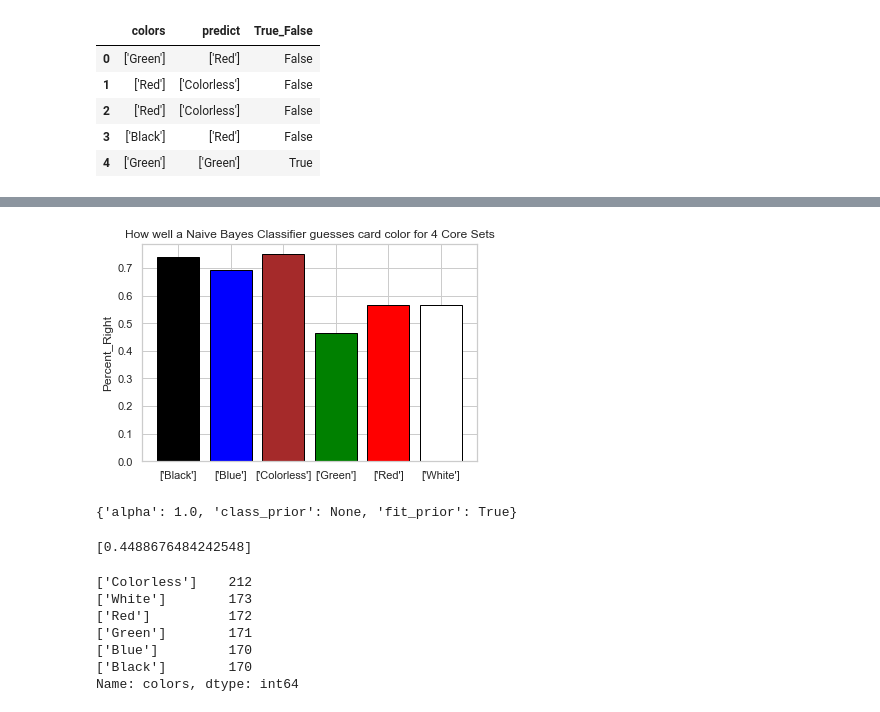
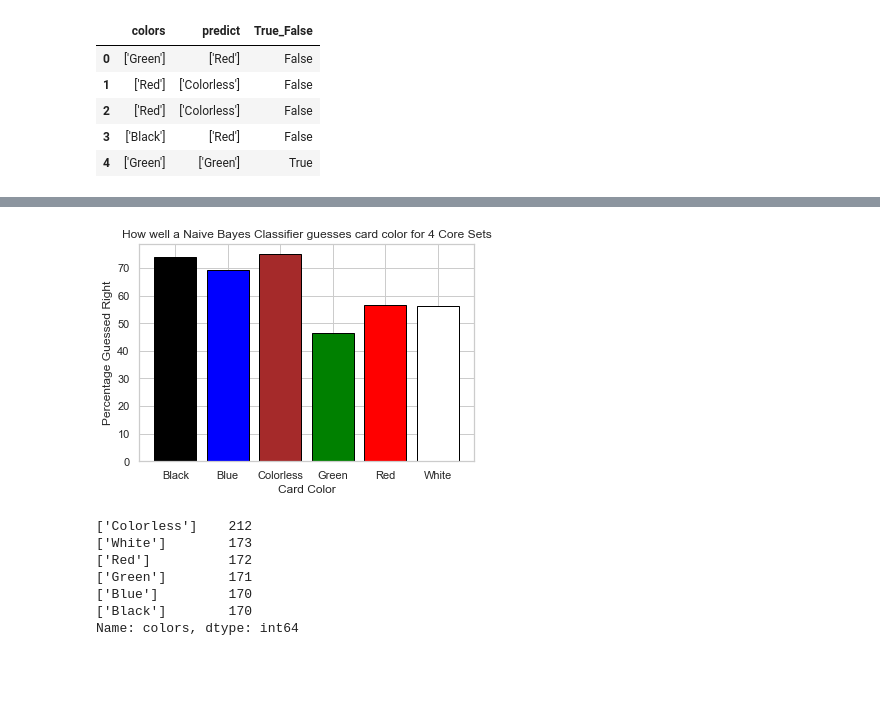
Before and after one commit to dalems4/mod_5_project_MTG, a Jupyter notebook: MTG_Card_Color_Classifier.ipynb, the cells around one changed output, grey strips where cells are left out. Drawn from its saved outputs; the diff is of its cells as text; code cells hidden in the pictures; blank space fills up the shorter version.

```diff
--- a/MTG_Card_Color_Classifier.ipynb
+++ b/MTG_Card_Color_Classifier.ipynb
@@ -22,7 +22,7 @@ def collect_magic_set(mtg_set_code="###"):
     cards = Card.where(set=mtg_set_code).all()
     return cards
 
-def get_text(magic_set):
+def get_just_text(magic_set):
     """Uses Wizards API to build a dictionary of cards for one "magic_set": name, text, and colors"""
     whole_set = []
     for card in magic_set:
@@ -34,9 +34,10 @@ def get_text(magic_set):
         whole_set.append(cards)
     return whole_set
 
+
 def get_df(mtg_set_alias):
     magic_set = collect_magic_set(mtg_set_alias)
-    magic_set_json = get_text(magic_set)
+    magic_set_json = get_just_text(magic_set)
     magic_set_df = pd.DataFrame(magic_set_json)
     return magic_set_df
 
@@ -184,7 +195,6 @@ X_train, X_test, y_train, y_test = train_test_split(four_mtg_df[['text']],
 # %% [markdown]
 # Tfidf Vectorization in order to model the data
 # %%
-# Tfidf Vectorizing
-v = TfidfVectorizer(max_df= .5)
+v = TfidfVectorizer()
 
 x_train_tfidf = v.fit_transform(X_train['text'])
@@ -336,2 +318,2 @@ df = trues_df.merge(test_cards_t_f, on=trues_df.index)
 # %%
-df['True'] = df['True_False']
+df['True'] = df['True_False_x']
@@ -347,5 +320,5 @@ df.head()
 # %%
-df.drop('True_False', axis=1, inplace=True)
+df.drop('True_False_y', axis=1, inplace=True)
 # %%
 df['Wrong'] = df['predict'] - df['True']
 # %%
@@ -362,12 +326,9 @@ df.head()
 # %%
-plt.bar(x=df['key_0'], height=df['Percent_Right'], color=['black','blue', 'brown','green','red','white'], edgecolor='black')
-plt.ylabel('Percent_Right')
+colors = ['Black', 'Blue', "Colorless", 'Green', 'Red', 'White']
+plt.bar(x=colors, height=(df['Percent_Right']*100), color=['black','blue', 'brown','green','red','white'], edgecolor='black')
+plt.ylabel('Percentage Guessed Right')
 plt.title('How well a Naive Bayes Classifier guesses card color for 4 Core Sets')
-
+plt.xlabel('Card Color')
 plt.show;
 # %% [output]
-[figure, old version]
+[figure, new version]
-# %%
-multnb.
-# %% [output]
-{'alpha': 1.0, 'class_prior': None, 'fit_prior': True}
@@ -385,7 +344,3 @@ for x in range(0, len(color_sureness))
-# %%
-card_color_max_sureness
-# %% [output]
-[0.4488676484242548]
 # %%
 four_mtg_df['colors'].value_counts()
 # %% [output]
```
Also changed, not shown: parts of 28 cells of this notebook.
